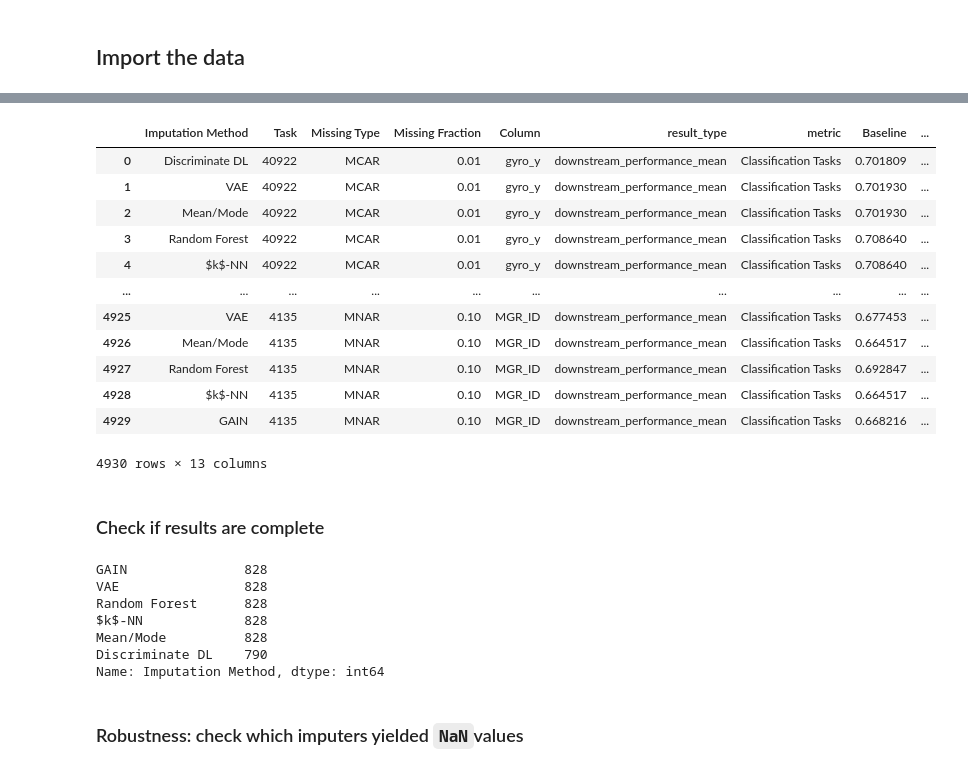
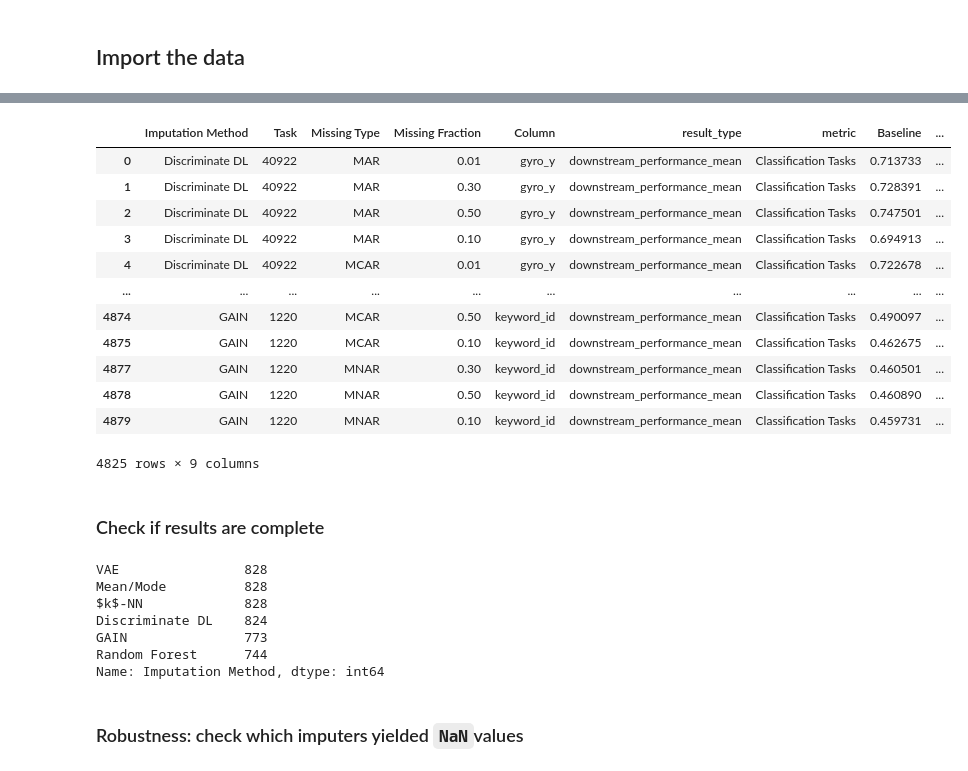
Before and after one commit to se-jaeger/data-imputation-paper, a Jupyter notebook: notebooks/results_downstream_corrupted.ipynb, the cells around one changed output, grey strips where cells are left out. Drawn from its saved outputs; the diff is of its cells as text; code cells hidden in the pictures.

```diff
--- a/notebooks/results_downstream_corrupted.ipynb
+++ b/notebooks/results_downstream_corrupted.ipynb
@@ -64,7 +63,7 @@ Wall time: 1min 48s
 # %%
 na_impute_results = results[
     (results["result_type"] == IMPUTE_RESULT_TYPE) &
-    (results["metric"].isin(["F1_macro", "MAE"]))
+    (results["metric"].isin(["F1_macro", "RMSE"]))
 ]
 na_impute_results.drop(["baseline", "corrupted", "imputed"], axis=1, inplace=True)
 na_impute_results = na_impute_results[na_impute_results.isna().any(axis=1)]
@@ -102,7 +73,7 @@ alt_base
 # %%
 downstream_results = results[
     (results["result_type"] == DOWNSTREAM_RESULT_TYPE) &
-    (results["metric"].isin(["F1_macro", "MAE"]))
+    (results["metric"].isin(["F1_macro", "RMSE"]))
 ]
 
 # remove experiments where imputation failed
@@ -117,14 +88,7 @@ downstream_results = downstream_results.merge(
 downstream_results = downstream_results[downstream_results["_merge"]=="left_only"]
 
 assert len(results["strategy"].unique()) == 1
-downstream_results.drop(["experiment", "strategy", "result_type_imp", "metric_imp", "train", "test", "train_imp", "test_imp", "_merge", "corrupted", "baseline"], axis=1, inplace=True)
-
-# join alternative baseline
-downstream_results = downstream_results.merge(
-    alt_base,
-    right_on = ["task", "pattern", "fraction", "metric"],
-    left_on = ["task", "missing_type", "missing_fraction", "metric"],
-).drop(["std"], axis=1).rename({"mean": "Baseline"}, axis=1)
+downstream_results.drop(["experiment", "strategy", "result_type_imp", "metric_imp", "train", "test", "train_imp", "test_imp", "_merge", "corrupted"], axis=1, inplace=True)
 
 downstream_results = downstream_results.rename(
     {
@@ -133,55 +97,56 @@ downstream_results = downstream_results.rename(
         "missing_type": "Missing Type",
         "missing_fraction": "Missing Fraction",
         "column": "Column",
-        "imputed": "Imputed"
+        "imputed": "Imputed",
+        "baseline": "Baseline"
     },
     axis = 1
 )
 # %%
 rename_imputer_dict = {
     "ModeImputer": "Mean/Mode",
     "KNNImputer": "$k$-NN",
     "ForestImputer": "Random Forest",
     "AutoKerasImputer": "Discriminate DL",
     "VAEImputer": "VAE",
     "GAINImputer": "GAIN"
 }
 
 rename_metric_dict = {
     "F1_macro": CLF_METRIC,
-    "MAE": REG_METRIC
+    "RMSE": REG_METRIC
 }
 
 downstream_results = downstream_results.replace(rename_imputer_dict)
 downstream_results = downstream_results.replace(rename_metric_dict)
 
 downstream_results
 # %% [output]
 |  | Imputation Method | Task | Missing Type | Missing Fraction | Column | result_type | metric | Baseline | ... |
-| 0 | Discriminate DL | 40922 | MCAR | 0.01 | gyro_y | downstream_performance_mean | Classification Tasks | 0.701809 | ... |
-| 1 | VAE | 40922 | MCAR | 0.01 | gyro_y | downstream_performance_mean | Classification Tasks | 0.701930 | ... |
-| 2 | Mean/Mode | 40922 | MCAR | 0.01 | gyro_y | downstream_performance_mean | Classification Tasks | 0.701930 | ... |
-| 3 | Random Forest | 40922 | MCAR | 0.01 | gyro_y | downstream_performance_mean | Classification Tasks | 0.708640 | ... |
-| 4 | $k$-NN | 40922 | MCAR | 0.01 | gyro_y | downstream_performance_mean | Classification Tasks | 0.708640 | ... |
+| 0 | Discriminate DL | 40922 | MAR | 0.01 | gyro_y | downstream_performance_mean | Classification Tasks | 0.713733 | ... |
+| 1 | Discriminate DL | 40922 | MAR | 0.30 | gyro_y | downstream_performance_mean | Classification Tasks | 0.728391 | ... |
+| 2 | Discriminate DL | 40922 | MAR | 0.50 | gyro_y | downstream_performance_mean | Classification Tasks | 0.747501 | ... |
+| 3 | Discriminate DL | 40922 | MAR | 0.10 | gyro_y | downstream_performance_mean | Classification Tasks | 0.694913 | ... |
+| 4 | Discriminate DL | 40922 | MCAR | 0.01 | gyro_y | downstream_performance_mean | Classification Tasks | 0.722678 | ... |
 | ... | ... | ... | ... | ... | ... | ... | ... | ... | ... |
-| 4925 | VAE | 4135 | MNAR | 0.10 | MGR_ID | downstream_performance_mean | Classification Tasks | 0.677453 | ... |
-| 4926 | Mean/Mode | 4135 | MNAR | 0.10 | MGR_ID | downstream_performance_mean | Classification Tasks | 0.664517 | ... |
-| 4927 | Random Forest | 4135 | MNAR | 0.10 | MGR_ID | downstream_performance_mean | Classification Tasks | 0.692847 | ... |
-| 4928 | $k$-NN | 4135 | MNAR | 0.10 | MGR_ID | downstream_performance_mean | Classification Tasks | 0.664517 | ... |
-| 4929 | GAIN | 4135 | MNAR | 0.10 | MGR_ID | downstream_performance_mean | Classification Tasks | 0.668216 | ... |
+| 4874 | GAIN | 1220 | MCAR | 0.50 | keyword_id | downstream_performance_mean | Classification Tasks | 0.490097 | ... |
+| 4875 | GAIN | 1220 | MCAR | 0.10 | keyword_id | downstream_performance_mean | Classification Tasks | 0.462675 | ... |
+| 4877 | GAIN | 1220 | MNAR | 0.30 | keyword_id | downstream_performance_mean | Classification Tasks | 0.460501 | ... |
+| 4878 | GAIN | 1220 | MNAR | 0.50 | keyword_id | downstream_performance_mean | Classification Tasks | 0.460890 | ... |
+| 4879 | GAIN | 1220 | MNAR | 0.10 | keyword_id | downstream_performance_mean | Classification Tasks | 0.459731 | ... |
-4930 rows × 13 columns
+4825 rows × 9 columns
 # %% [markdown]
 ### Check if results are complete
 # %%
 # should have equal length
 downstream_results["Imputation Method"].value_counts(dropna=False)
 # %% [output]
-GAIN               828
 VAE                828
-Random Forest      828
+Mean/Mode          828
 $k$-NN             828
-Mean/Mode          828
-Discriminate DL    790
+Discriminate DL    824
+GAIN               773
+Random Forest      744
 Name: Imputation Method, dtype: int64
 # %% [markdown]
 ### Robustness: check which imputers yielded `NaN`values
```
Also changed, not shown: parts of 6 cells of this notebook, 4 other files.
